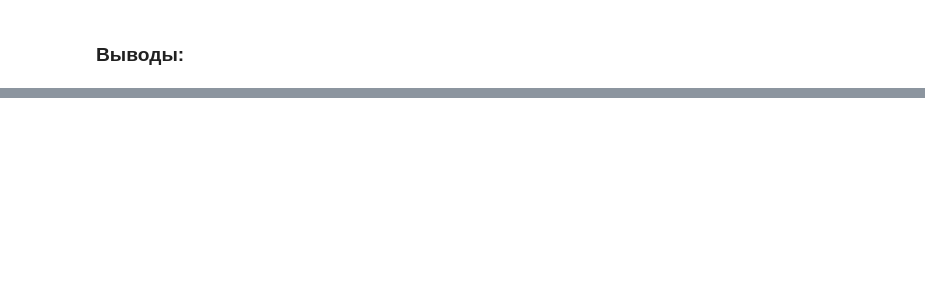
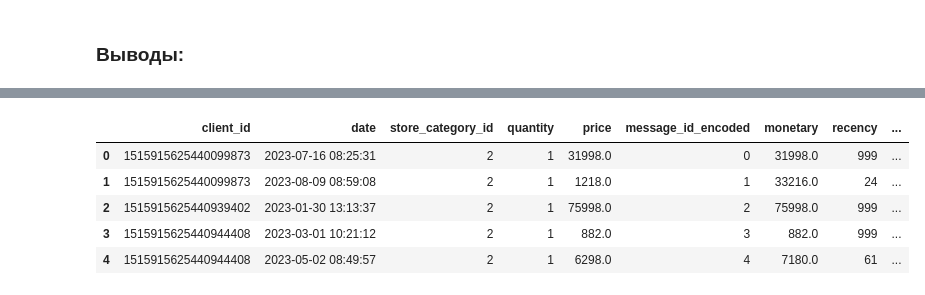
Before and after one commit to keda88/pet_project, a Jupyter notebook: buyer activity/buyer_activity.ipynb, the cells around one changed output, grey strips where cells are left out. Drawn from its saved outputs; the diff is of its cells as text; code cells hidden in the pictures; blank space fills up the shorter version.

```diff
--- a/buyer activity/buyer_activity.ipynb
+++ b/buyer activity/buyer_activity.ipynb
@@ -461,0 +609,9 @@ memory usage: 13.9+ MB
+# %%
+data_grouped.head(5)
+# %% [output]
+|  | client_id | date | store_category_id | quantity | price | message_id_encoded | monetary | recency | ... |
+| 0 | 1515915625440099873 | 2023-07-16 08:25:31 | 2 | 1 | 31998.0 | 0 | 31998.0 | 999 | ... |
+| 1 | 1515915625440099873 | 2023-08-09 08:59:08 | 2 | 1 | 1218.0 | 1 | 33216.0 | 24 | ... |
+| 2 | 1515915625440939402 | 2023-01-30 13:13:37 | 2 | 1 | 75998.0 | 2 | 75998.0 | 999 | ... |
+| 3 | 1515915625440944408 | 2023-03-01 10:21:12 | 2 | 1 | 882.0 | 3 | 882.0 | 999 | ... |
+| 4 | 1515915625440944408 | 2023-05-02 08:49:57 | 2 | 1 | 6298.0 | 4 | 7180.0 | 61 | ... |
```
Also changed, not shown: parts of 109 cells of this notebook.
